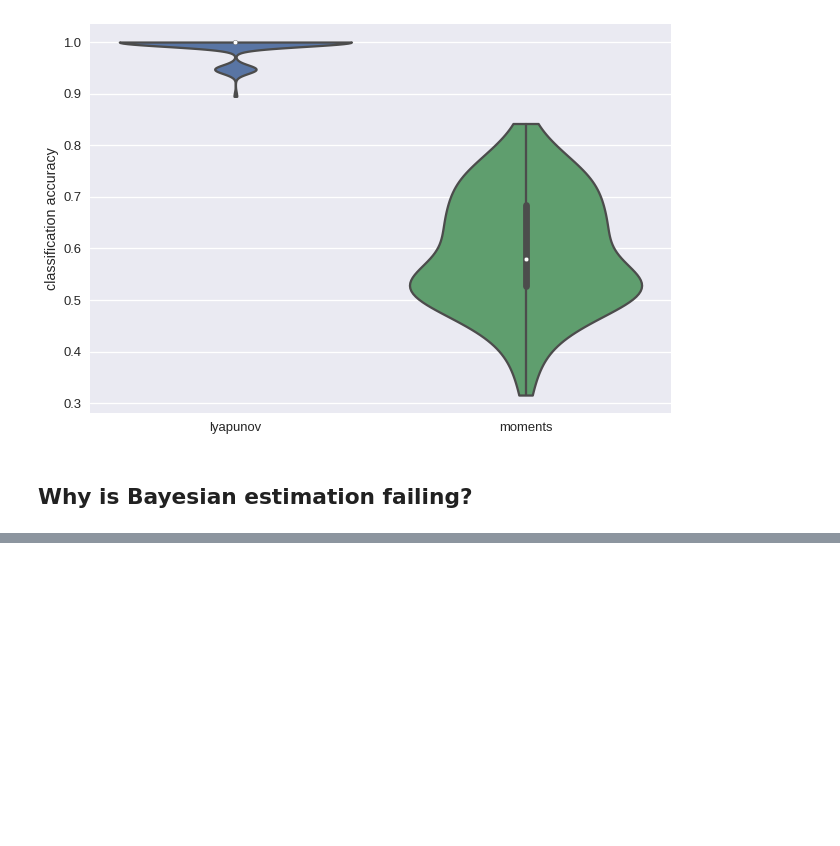
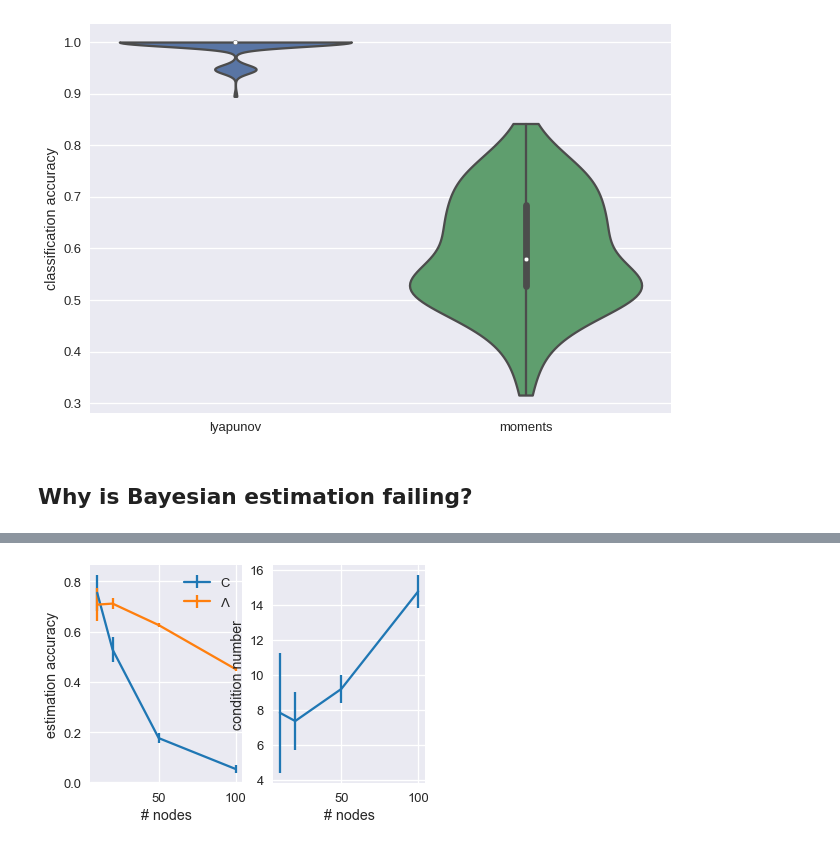
Before and after one commit to andins/bayes_MOU, a Jupyter notebook: group_meeting/MOU_bayesVSgradient.ipynb, the cells around one changed output, grey strips where cells are left out. Saved outputs shown, nothing was run; the diff lists cells and outputs as text; code cells hidden in the pictures; blank space fills up the shorter version.

```diff
--- a/group_meeting/MOU_bayesVSgradient.ipynb
+++ b/group_meeting/MOU_bayesVSgradient.ipynb
@@ -426,6 +427,7 @@ Ms = [10, 20, 50, 100]
 repetitions = 10  # 10 repetitions already gives a good idea of variability with short execution time
 rCm = np.zeros([len(Ms), repetitions])
 rL = np.zeros([len(Ms), repetitions])
+condQ0 = np.zeros([len(Ms), repetitions])
 
 for i, M in enumerate(Ms):
     for r in range(repetitions):
@@ -436,21 +438,27 @@ for i, M in enumerate(Ms):
         ts = gen_model.simulate(T=500)
         # instantiate the model with the two estimation methods and fit them
         model_m = MOU(n_nodes=M, tau_x=1, mu=0.0).fit(X=ts, method="moments")
-        # calculate $\Lambda=(Q^0)^(-1)
+        # theoretical Lambda
+        LAM = expm(C)  # maybe add diagonal
+        # estimate $\Lambda=(Q^0)^{-1} Q^{\tau}$
+        ts_zeromean = ts - np.outer(np.ones(500), ts.mean(0))  # subtract mean
+        Q0_hat = np.dot(ts_zeromean.T, ts_zeromean) / 498
+        Q1_hat = np.dot(ts_zeromean[:-1, :].T, ts_zeromean[1:, :]) / 498
+        LAM_hat = np.dot(np.linalg.inv(Q0_hat), Q1_hat)
         # compute estimation accuracies
         rCm[i, r] = pearsonr(model_m.C.flatten(), C.flatten())[0]
-        rCm[i, r] = pearsonr(model_m.C.flatten(), C.flatten())[0]
+        rL[i, r] = pearsonr(LAM.flatten(), LAM_hat.flatten())[0]
+        condQ0[i, r] = np.linalg.cond(Q0_hat)
 plt.figure()
 plt.subplot(1,2,1)
-plt.errorbar(Ms, rCl.mean(axis=1), rCl.std(axis=1), label='lyapunov')
-plt.errorbar(Ms, rCm.mean(axis=1), rCm.std(axis=1), label='moments')
+plt.errorbar(Ms, rCm.mean(axis=1), rCm.std(axis=1), label='C')
+plt.errorbar(Ms, rL.mean(axis=1), rL.std(axis=1), label=r'$\Lambda$')
 plt.xlabel('# nodes')
 plt.ylabel('estimation accuracy')
-plt.title('C estimation')
+plt.legend()
 plt.subplot(1,2,2)
-plt.errorbar(Ms, rSl.mean(axis=1), rSl.std(axis=1), label='lyapunov')
-plt.errorbar(Ms, rSm.mean(axis=1), rSm.std(axis=1), label='moments')
+plt.errorbar(Ms, condQ0.mean(axis=1), condQ0.std(axis=1), label=r'$\hat{Q}^0$')
 plt.xlabel('# nodes')
-plt.title(r'$\Sigma$ estimation')
-plt.legend()
+plt.ylabel('condition number')
 plt.show()
+# %% [output]
@@ -456,0 +481 @@ plt.show()
+[figure, added]
```
Also changed, not shown: parts of 2 cells of this notebook.
